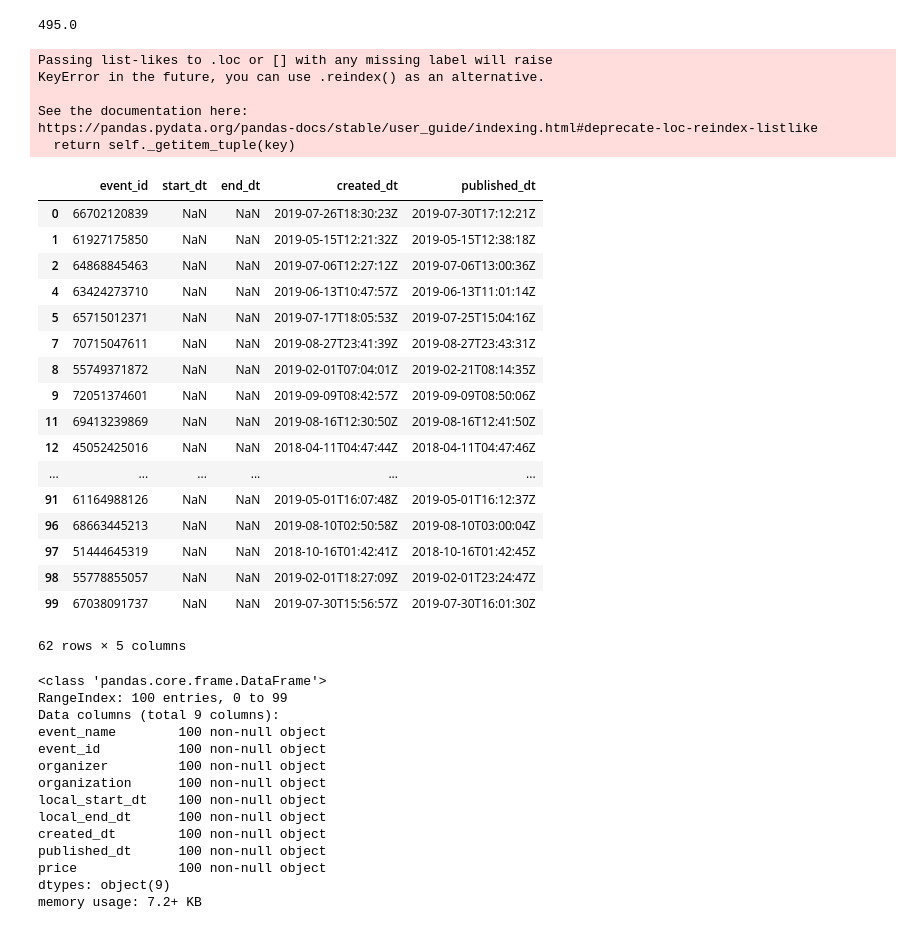
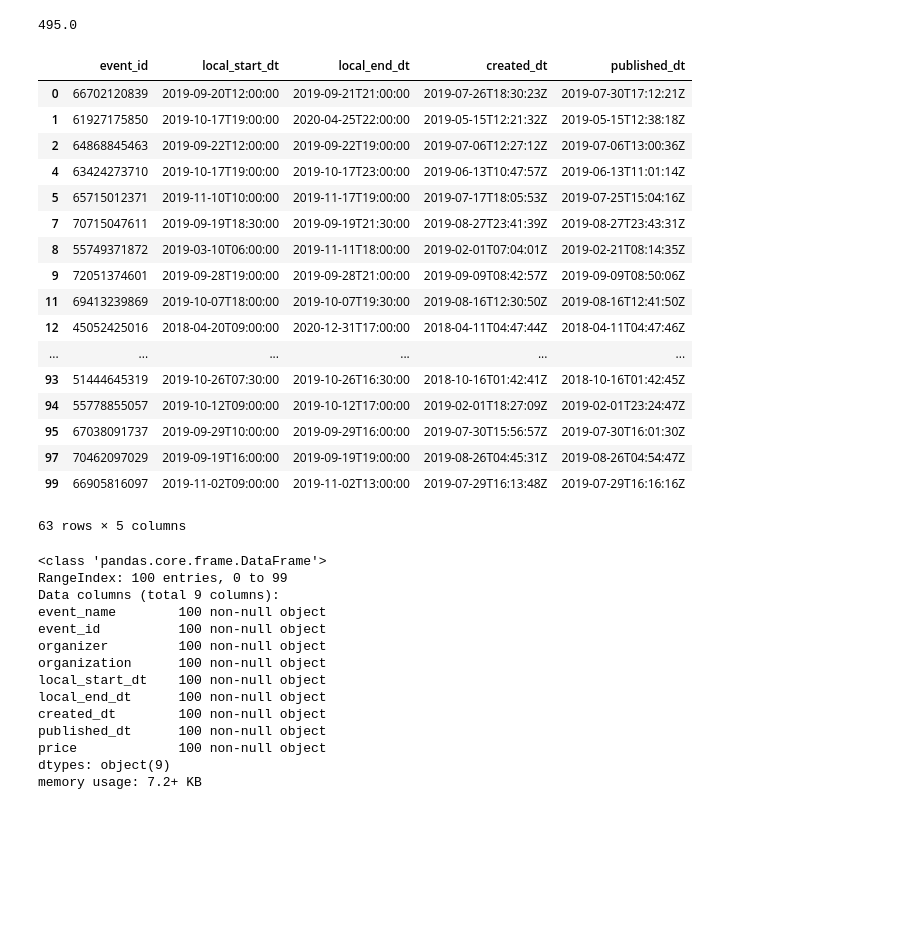
Before and after one commit to peterschnatz/BritePrice, a Jupyter notebook: RightPrice_dataCollection.ipynb, the cells around one changed output. Drawn from its saved outputs; the diff is of its cells as text; code cells hidden in the pictures; blank space fills up the shorter version.

```diff
--- a/RightPrice_dataCollection.ipynb
+++ b/RightPrice_dataCollection.ipynb
@@ -265,32 +220,26 @@ max(sports_df.price)
 # %% [output]
 495.0
 # %%
-sports_df.loc[sports_df.price == 0,['event_id','start_dt','end_dt','created_dt','published_dt']]
+sports_df.loc[sports_df.price == 0,['event_id','local_start_dt','local_end_dt','created_dt','published_dt']]
 # %% [output]
+|  | event_id | local_start_dt | local_end_dt | created_dt | published_dt |
+| 0 | 66702120839 | 2019-09-20T12:00:00 | 2019-09-21T21:00:00 | 2019-07-26T18:30:23Z | 2019-07-30T17:12:21Z |
+| 1 | 61927175850 | 2019-10-17T19:00:00 | 2020-04-25T22:00:00 | 2019-05-15T12:21:32Z | 2019-05-15T12:38:18Z |
+| 2 | 64868845463 | 2019-09-22T12:00:00 | 2019-09-22T19:00:00 | 2019-07-06T12:27:12Z | 2019-07-06T13:00:36Z |
+| 4 | 63424273710 | 2019-10-17T19:00:00 | 2019-10-17T23:00:00 | 2019-06-13T10:47:57Z | 2019-06-13T11:01:14Z |
+| 5 | 65715012371 | 2019-11-10T10:00:00 | 2019-11-17T19:00:00 | 2019-07-17T18:05:53Z | 2019-07-25T15:04:16Z |
+| 7 | 70715047611 | 2019-09-19T18:30:00 | 2019-09-19T21:30:00 | 2019-08-27T23:41:39Z | 2019-08-27T23:43:31Z |
+| 8 | 55749371872 | 2019-03-10T06:00:00 | 2019-11-11T18:00:00 | 2019-02-01T07:04:01Z | 2019-02-21T08:14:35Z |
+| 9 | 72051374601 | 2019-09-28T19:00:00 | 2019-09-28T21:00:00 | 2019-09-09T08:42:57Z | 2019-09-09T08:50:06Z |
+| 11 | 69413239869 | 2019-10-07T18:00:00 | 2019-10-07T19:30:00 | 2019-08-16T12:30:50Z | 2019-08-16T12:41:50Z |
+| 12 | 45052425016 | 2018-04-20T09:00:00 | 2020-12-31T17:00:00 | 2018-04-11T04:47:44Z | 2018-04-11T04:47:46Z |
+| ... | ... | ... | ... | ... | ... |
+| 93 | 51444645319 | 2019-10-26T07:30:00 | 2019-10-26T16:30:00 | 2018-10-16T01:42:41Z | 2018-10-16T01:42:45Z |
+| 94 | 55778855057 | 2019-10-12T09:00:00 | 2019-10-12T17:00:00 | 2019-02-01T18:27:09Z | 2019-02-01T23:24:47Z |
+| 95 | 67038091737 | 2019-09-29T10:00:00 | 2019-09-29T16:00:00 | 2019-07-30T15:56:57Z | 2019-07-30T16:01:30Z |
+| 97 | 70462097029 | 2019-09-19T16:00:00 | 2019-09-19T19:00:00 | 2019-08-26T04:45:31Z | 2019-08-26T04:54:47Z |
+| 99 | 66905816097 | 2019-11-02T09:00:00 | 2019-11-02T13:00:00 | 2019-07-29T16:13:48Z | 2019-07-29T16:16:16Z |
-Passing list-likes to .loc or [] with any missing label will raise
-KeyError in the future, you can use .reindex() as an alternative.
-
-See the documentation here:
-https://pandas.pydata.org/pandas-docs/stable/user_guide/indexing.html#deprecate-loc-reindex-listlike
-  return self._getitem_tuple(key)
+63 rows × 5 columns
-|  | event_id | start_dt | end_dt | created_dt | published_dt |
-| 0 | 66702120839 | NaN | NaN | 2019-07-26T18:30:23Z | 2019-07-30T17:12:21Z |
-| 1 | 61927175850 | NaN | NaN | 2019-05-15T12:21:32Z | 2019-05-15T12:38:18Z |
-| 2 | 64868845463 | NaN | NaN | 2019-07-06T12:27:12Z | 2019-07-06T13:00:36Z |
-| 4 | 63424273710 | NaN | NaN | 2019-06-13T10:47:57Z | 2019-06-13T11:01:14Z |
-| 5 | 65715012371 | NaN | NaN | 2019-07-17T18:05:53Z | 2019-07-25T15:04:16Z |
-| 7 | 70715047611 | NaN | NaN | 2019-08-27T23:41:39Z | 2019-08-27T23:43:31Z |
-| 8 | 55749371872 | NaN | NaN | 2019-02-01T07:04:01Z | 2019-02-21T08:14:35Z |
-| 9 | 72051374601 | NaN | NaN | 2019-09-09T08:42:57Z | 2019-09-09T08:50:06Z |
-| 11 | 69413239869 | NaN | NaN | 2019-08-16T12:30:50Z | 2019-08-16T12:41:50Z |
-| 12 | 45052425016 | NaN | NaN | 2018-04-11T04:47:44Z | 2018-04-11T04:47:46Z |
-| ... | ... | ... | ... | ... | ... |
-| 91 | 61164988126 | NaN | NaN | 2019-05-01T16:07:48Z | 2019-05-01T16:12:37Z |
-| 96 | 68663445213 | NaN | NaN | 2019-08-10T02:50:58Z | 2019-08-10T03:00:04Z |
-| 97 | 51444645319 | NaN | NaN | 2018-10-16T01:42:41Z | 2018-10-16T01:42:45Z |
-| 98 | 55778855057 | NaN | NaN | 2019-02-01T18:27:09Z | 2019-02-01T23:24:47Z |
-| 99 | 67038091737 | NaN | NaN | 2019-07-30T15:56:57Z | 2019-07-30T16:01:30Z |
-62 rows × 5 columns
 # %%
 sports_df.info()
 # %% [output]
```
Also changed, not shown: parts of 27 cells of this notebook.
